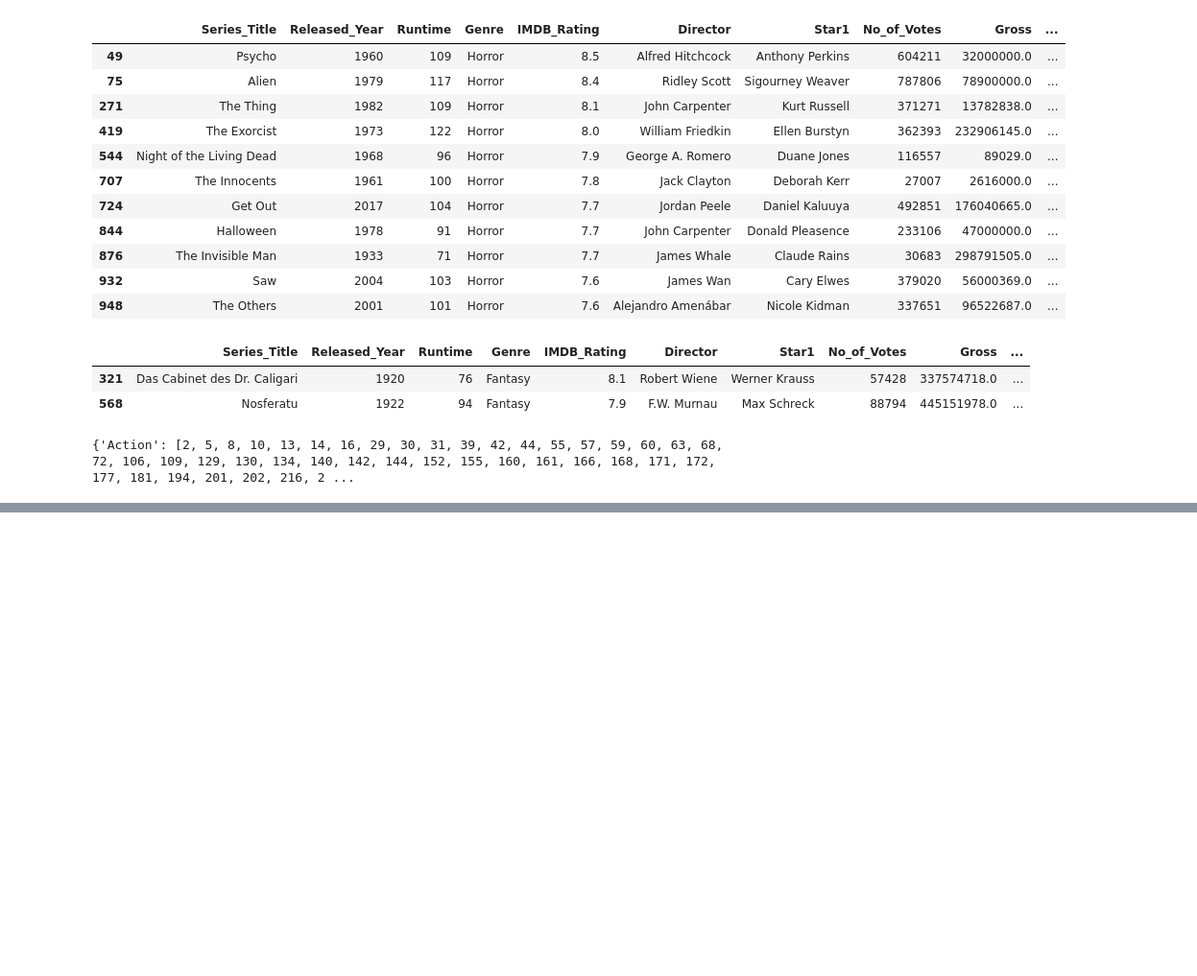
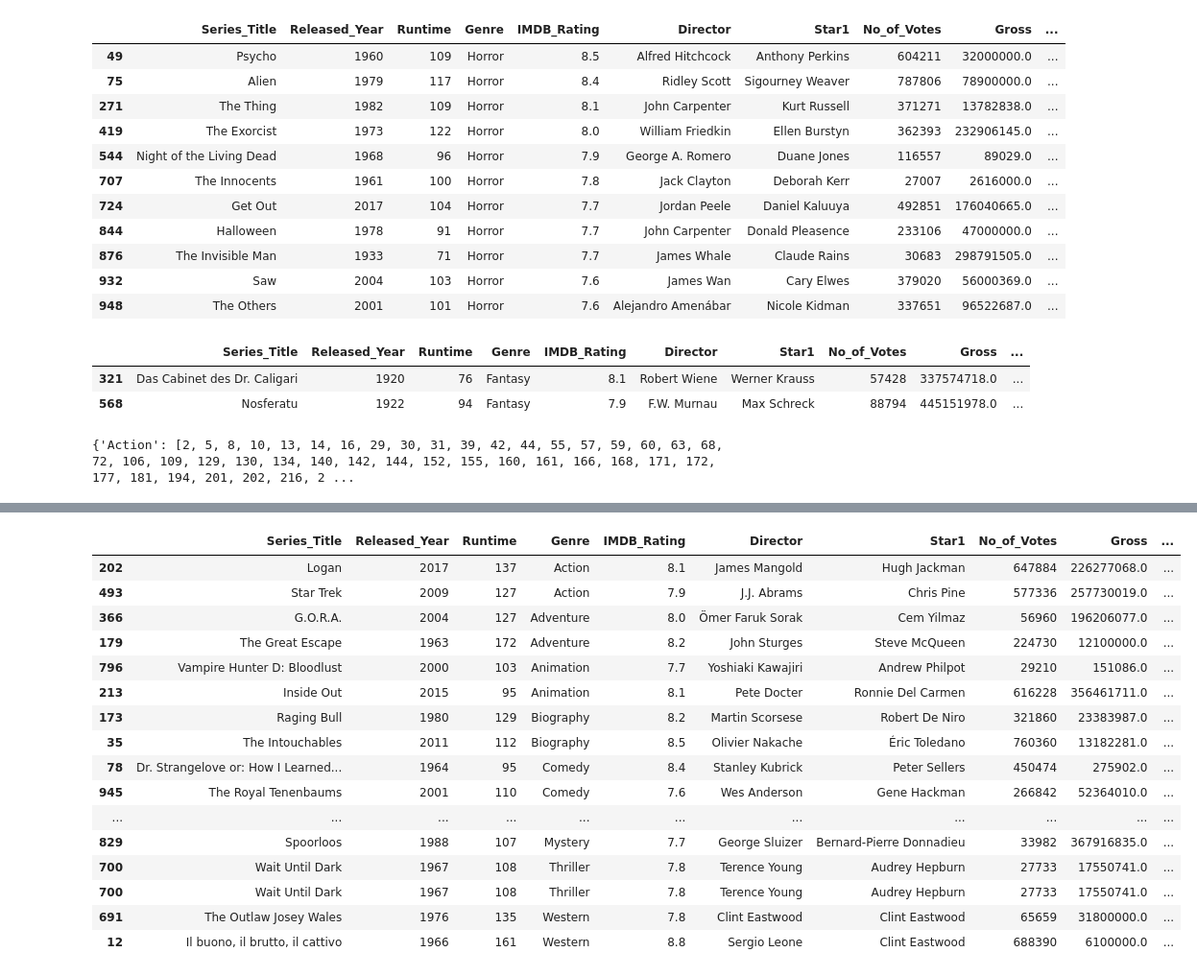
Before and after one commit to Techno-Hub19/py-pandas-tutorials, a Jupyter notebook: Panda_GroupBy/tutorial-1.ipynb, the cells around one changed output, grey strips where cells are left out. Shown at 96% size. Cells and saved outputs as stored; diff of their text form; code cells hidden in the pictures; blank space fills up the shorter version.

```diff
--- a/Panda_GroupBy/tutorial-1.ipynb
+++ b/Panda_GroupBy/tutorial-1.ipynb
@@ -318,0 +361,21 @@ genres.groups
+# %%
+# random 2 samples
+genres.sample(2,replace=True)   # if any genre have 1 sample it will repeat it and will continue as 2 samples from each
+# %% [output]
+|  | Series_Title | Released_Year | Runtime | Genre | IMDB_Rating | Director | Star1 | No_of_Votes | Gross | ... |
+| 202 | Logan | 2017 | 137 | Action | 8.1 | James Mangold | Hugh Jackman | 647884 | 226277068.0 | ... |
+| 493 | Star Trek | 2009 | 127 | Action | 7.9 | J.J. Abrams | Chris Pine | 577336 | 257730019.0 | ... |
+| 366 | G.O.R.A. | 2004 | 127 | Adventure | 8.0 | Ömer Faruk Sorak | Cem Yilmaz | 56960 | 196206077.0 | ... |
+| 179 | The Great Escape | 1963 | 172 | Adventure | 8.2 | John Sturges | Steve McQueen | 224730 | 12100000.0 | ... |
+| 796 | Vampire Hunter D: Bloodlust | 2000 | 103 | Animation | 7.7 | Yoshiaki Kawajiri | Andrew Philpot | 29210 | 151086.0 | ... |
+| 213 | Inside Out | 2015 | 95 | Animation | 8.1 | Pete Docter | Ronnie Del Carmen | 616228 | 356461711.0 | ... |
+| 173 | Raging Bull | 1980 | 129 | Biography | 8.2 | Martin Scorsese | Robert De Niro | 321860 | 23383987.0 | ... |
+| 35 | The Intouchables | 2011 | 112 | Biography | 8.5 | Olivier Nakache | Éric Toledano | 760360 | 13182281.0 | ... |
+| 78 | Dr. Strangelove or: How I Learned... | 1964 | 95 | Comedy | 8.4 | Stanley Kubrick | Peter Sellers | 450474 | 275902.0 | ... |
+| 945 | The Royal Tenenbaums | 2001 | 110 | Comedy | 7.6 | Wes Anderson | Gene Hackman | 266842 | 52364010.0 | ... |
+| ... | ... | ... | ... | ... | ... | ... | ... | ... | ... | ... |
+| 829 | Spoorloos | 1988 | 107 | Mystery | 7.7 | George Sluizer | Bernard-Pierre Donnadieu | 33982 | 367916835.0 | ... |
+| 700 | Wait Until Dark | 1967 | 108 | Thriller | 7.8 | Terence Young | Audrey Hepburn | 27733 | 17550741.0 | ... |
+| 700 | Wait Until Dark | 1967 | 108 | Thriller | 7.8 | Terence Young | Audrey Hepburn | 27733 | 17550741.0 | ... |
+| 691 | The Outlaw Josey Wales | 1976 | 135 | Western | 7.8 | Clint Eastwood | Clint Eastwood | 65659 | 31800000.0 | ... |
+| 12 | Il buono, il brutto, il cattivo | 1966 | 161 | Western | 8.8 | Sergio Leone | Clint Eastwood | 688390 | 6100000.0 | ... |
```
Also changed, not shown: parts of 4 cells of this notebook.
